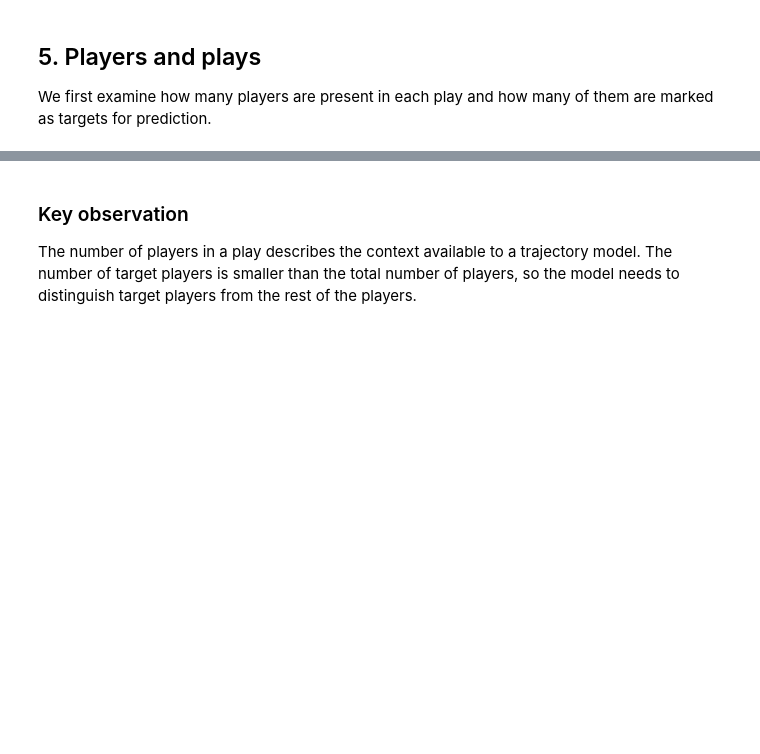
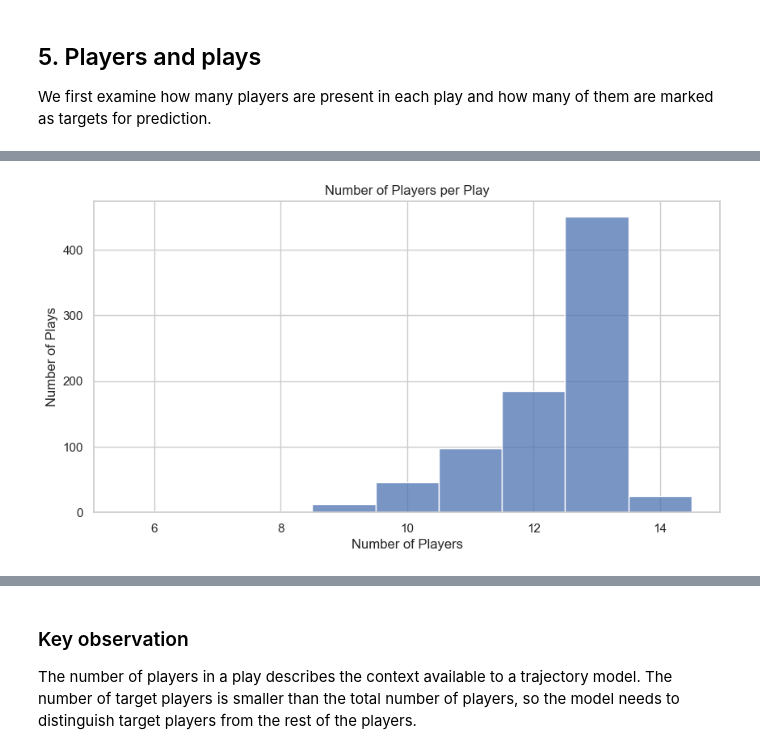
Before and after one commit to AceGiqMo/NFL-Big-Data-Bowl-2026, a Jupyter notebook: EDA.ipynb, the cells around one changed output, grey strips where cells are left out. Cells and saved outputs as stored; diff of their text form; code cells hidden in the pictures; blank space fills up the shorter version.

```diff
--- a/EDA.ipynb
+++ b/EDA.ipynb
@@ -23,27 +27,30 @@ feature engineering and model development.
+# %%
+import pandas as pd
+import numpy as np
+import matplotlib.pyplot as plt
+import seaborn as sns
+from PIL import Image
+
+from pathlib import Path
+
+image_list = []
+
+pd.set_option("display.max_columns", None)
+pd.set_option("display.max_rows", 100)
+
+sns.set_theme(style="whitegrid")
+
+DATA_PATH = Path("data")
+
+# Keep this as ["01"] while developing locally.
+# Change to None for all available input_2023_wXX.csv files.
+WEEKS_TO_LOAD = ["01"]
 # %% [markdown]
 ## 1. Imports and configuration
 
 For development, the notebook uses the first available week. After the
 EDA is finished, `WEEKS_TO_LOAD` can be changed to `None` to load all
 available training weeks.
-# %%
-import pandas as pd
-import numpy as np
-import matplotlib.pyplot as plt
-import seaborn as sns
-
-from pathlib import Path
-
-pd.set_option("display.max_columns", None)
-pd.set_option("display.max_rows", 100)
-
-sns.set_theme(style="whitegrid")
-
-DATA_PATH = Path("../data/raw")
-
-# Keep this as ["01"] while developing locally.
-# Change to None for all available input_2023_wXX.csv files.
-WEEKS_TO_LOAD = ["01"]
 # %% [markdown]
 ## 2. Loading the data
 # %%
@@ -191,10 +298,14 @@ display(targets_per_play.describe())
 # %%
 plt.figure(figsize=(10, 5))
 sns.histplot(players_per_play, discrete=True)
 plt.title("Number of Players per Play")
 plt.xlabel("Number of Players")
 plt.ylabel("Number of Plays")
+plt.savefig('plot1.png', dpi=300, bbox_inches='tight')
+image_list.append('plot1.png')
 plt.show()
+# %% [output]
+[figure, added]
 # %%
 plt.figure(figsize=(10, 5))
 sns.histplot(targets_per_play, discrete=True)
```
Also changed, not shown: parts of 50 cells of this notebook, 13 other files.
